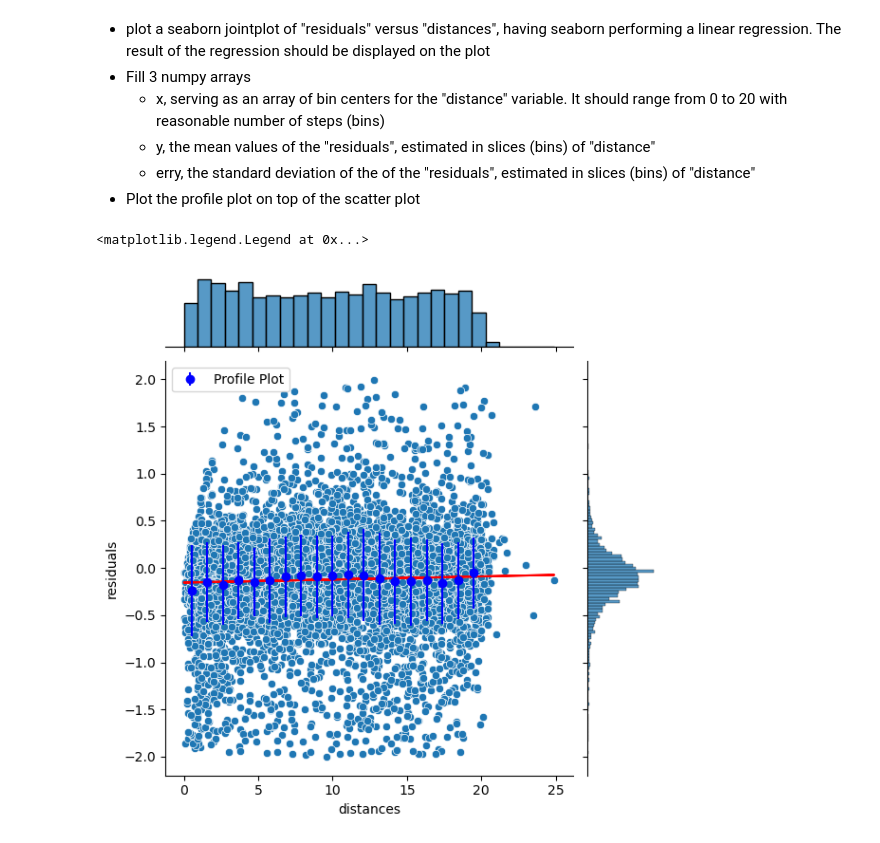
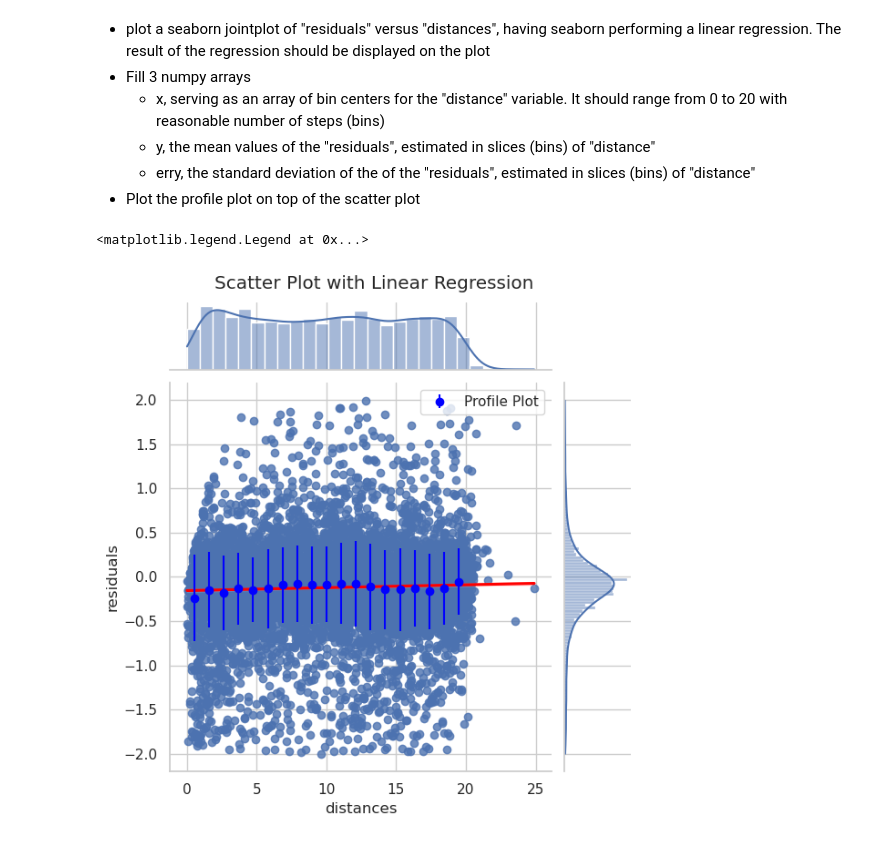
Before and after one commit to Kallo27/LaboratoryOfComputationalPhysics_Y6, a Jupyter notebook: 07ex/07ex_Visualization.ipynb, the cells around one changed output. Drawn from its saved outputs; the diff is of its cells as text; code cells hidden in the pictures.

```diff
--- a/07ex/07ex_Visualization.ipynb
+++ b/07ex/07ex_Visualization.ipynb
@@ -188,17 +188,19 @@ LinregressResult(slope=0.003259770122030576, intercept=-0.15432816763069465, rva
   * erry, the standard deviation of the  of the "residuals", estimated in slices (bins) of "distance"
 * Plot the profile plot on top of the scatter plot
 # %%
-scatter_plot = sns.jointplot(x='distances', y='residuals', data=dataset, kind='scatter')
-scatter_plot.ax_joint.plot(dataset['distances'], lin_reg.intercept + lin_reg.slope * dataset['distances'], color='red')
+sns.set(style="whitegrid")
+
+scatter_plot = sns.jointplot(x='distances', y='residuals', data=dataset, kind='reg', line_kws={'color': 'red'})
+scatter_plot.fig.suptitle('Scatter Plot with Linear Regression', y=1.02)
 
 bins = np.linspace(0, 20, num=20)
 x = (bins[:-1] + bins[1:]) / 2
 
 y, _, _ = stats.binned_statistic(dataset['distances'], dataset['residuals'], statistic='mean', bins=bins)
 erry, _, _ = stats.binned_statistic(dataset['distances'], dataset['residuals'], statistic='std', bins=bins)
 
 plt.errorbar(x, y, yerr=erry, fmt='o', color='blue', label='Profile Plot')
 plt.legend()
 # %% [output]
 <matplotlib.legend.Legend at 0x...>
-[figure, old version]
+[figure, new version]
```
Also changed, not shown: 5 other files.
